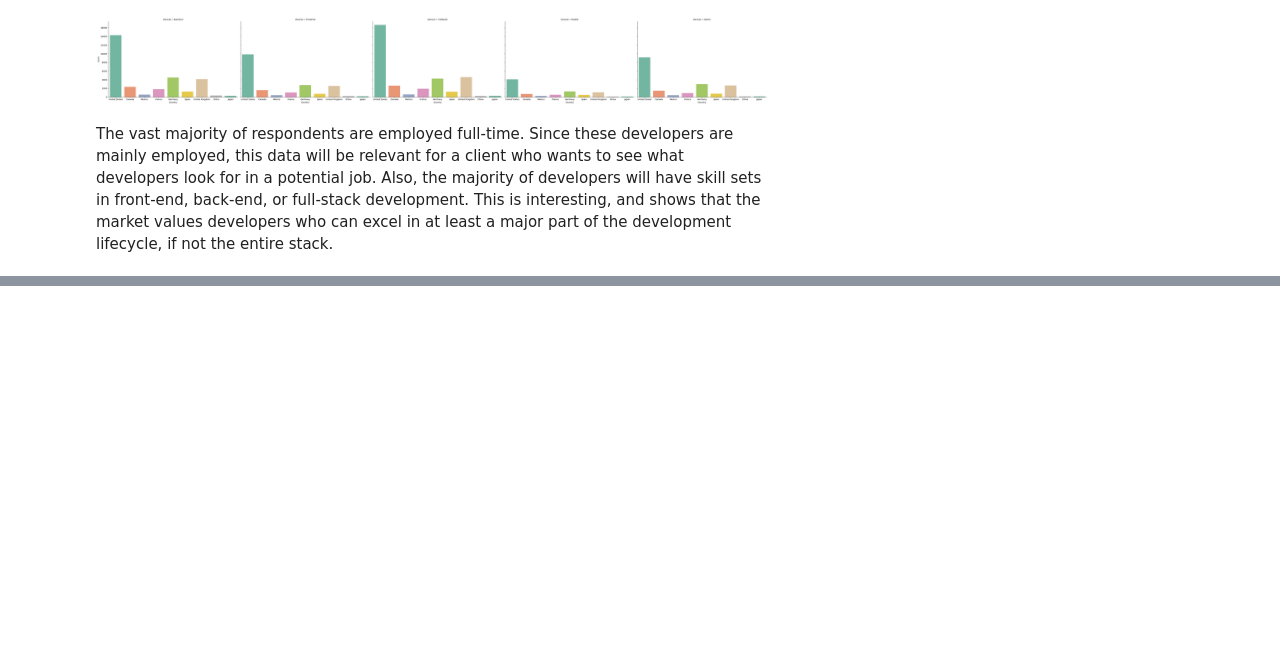
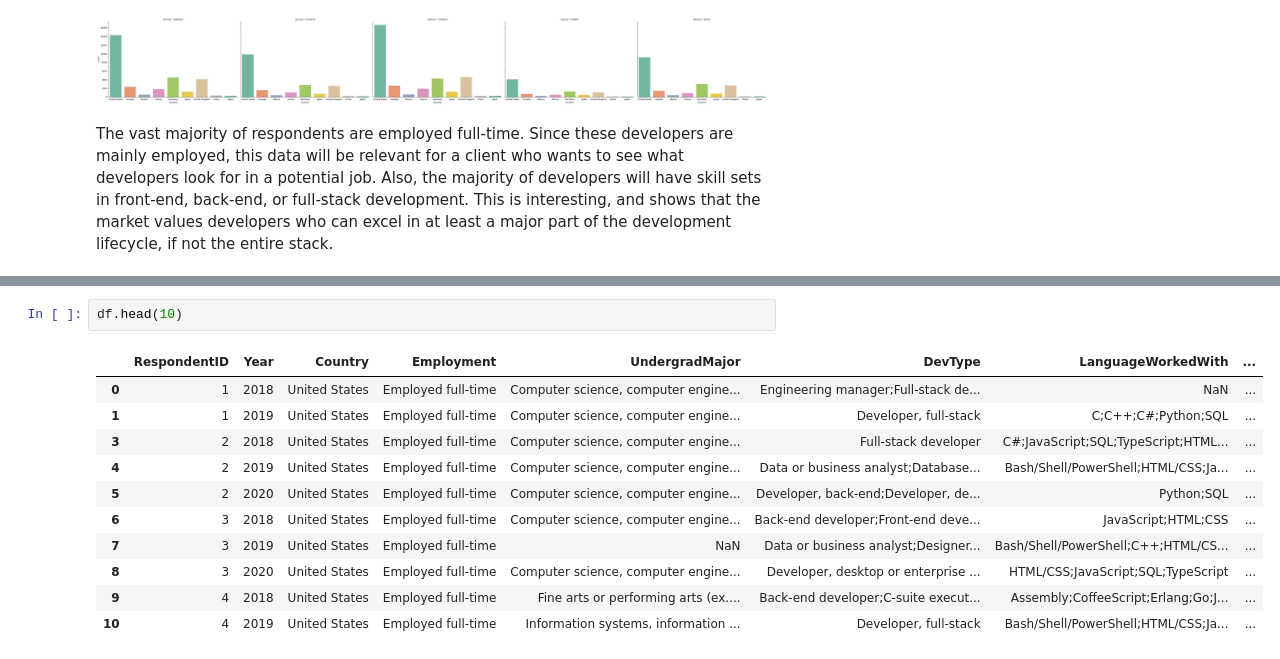
Before and after one commit to 7086600/stack_overflow_analysis_project, a Jupyter notebook: stack_overflow_analysis.ipynb, the cells around one changed output, grey strips where cells are left out. Saved outputs shown, nothing was run; the diff lists cells and outputs as text; blank space fills up the shorter version.

```diff
--- a/stack_overflow_analysis.ipynb
+++ b/stack_overflow_analysis.ipynb
@@ -266,0 +293,14 @@ The vast majority of respondents are employed full-time. Since these developers
+# %%
+df.head(10)
+# %% [output]
+|  | RespondentID | Year | Country | Employment | UndergradMajor | DevType | LanguageWorkedWith | ... |
+| 0 | 1 | 2018 | United States | Employed full-time | Computer science, computer engine... | Engineering manager;Full-stack de... | NaN | ... |
+| 1 | 1 | 2019 | United States | Employed full-time | Computer science, computer engine... | Developer, full-stack | C;C++;C#;Python;SQL | ... |
+| 3 | 2 | 2018 | United States | Employed full-time | Computer science, computer engine... | Full-stack developer | C#;JavaScript;SQL;TypeScript;HTML... | ... |
+| 4 | 2 | 2019 | United States | Employed full-time | Computer science, computer engine... | Data or business analyst;Database... | Bash/Shell/PowerShell;HTML/CSS;Ja... | ... |
+| 5 | 2 | 2020 | United States | Employed full-time | Computer science, computer engine... | Developer, back-end;Developer, de... | Python;SQL | ... |
+| 6 | 3 | 2018 | United States | Employed full-time | Computer science, computer engine... | Back-end developer;Front-end deve... | JavaScript;HTML;CSS | ... |
+| 7 | 3 | 2019 | United States | Employed full-time | NaN | Data or business analyst;Designer... | Bash/Shell/PowerShell;C++;HTML/CS... | ... |
+| 8 | 3 | 2020 | United States | Employed full-time | Computer science, computer engine... | Developer, desktop or enterprise ... | HTML/CSS;JavaScript;SQL;TypeScript | ... |
+| 9 | 4 | 2018 | United States | Employed full-time | Fine arts or performing arts (ex.... | Back-end developer;C-suite execut... | Assembly;CoffeeScript;Erlang;Go;J... | ... |
+| 10 | 4 | 2019 | United States | Employed full-time | Information systems, information ... | Developer, full-stack | Bash/Shell/PowerShell;HTML/CSS;Ja... | ... |
```
Also changed, not shown: parts of 5 cells of this notebook.
